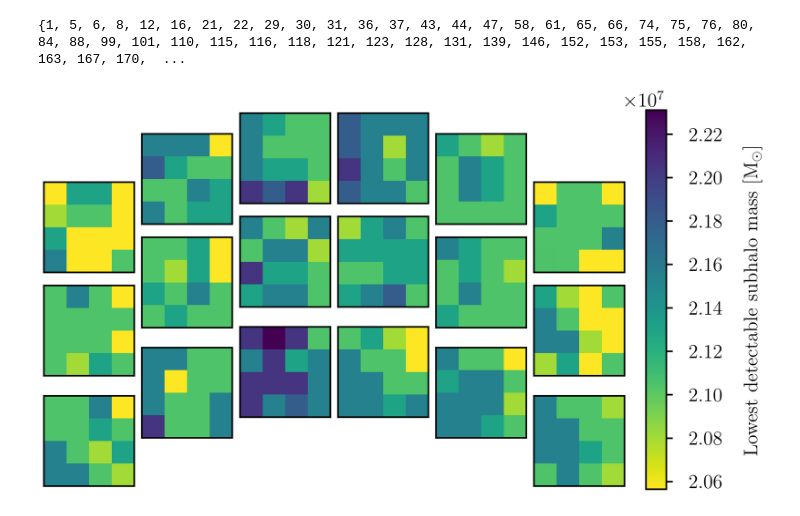
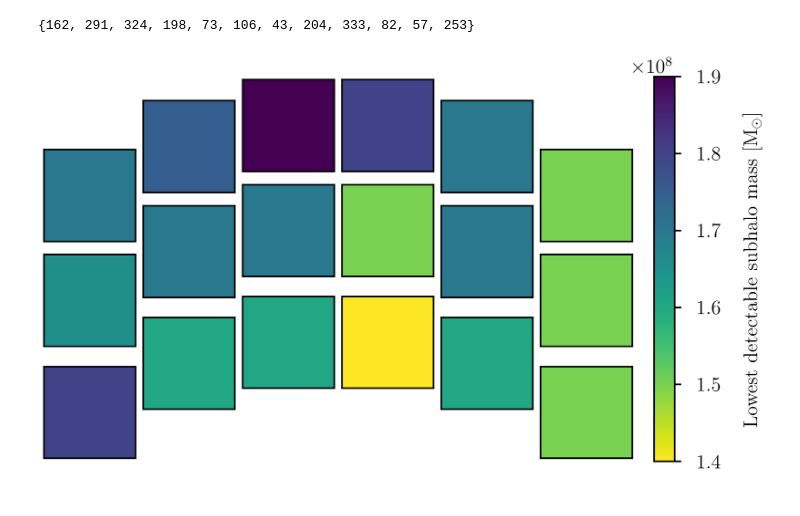
Before and after one commit to AstroMusers/mejiro, a Jupyter notebook: paper/figure_notebooks/lowest_detectable_subhalo_mass.ipynb, the cells around one changed output. Drawn from its saved outputs; the diff is of its cells as text; code cells hidden in the pictures.

```diff
--- a/paper/figure_notebooks/lowest_detectable_subhalo_mass.ipynb
+++ b/paper/figure_notebooks/lowest_detectable_subhalo_mass.ipynb
@@ -118,26 +146,0 @@ plt.show()
-# %%
-sample_position_key = list(results[0].keys())[0]
-
-for i, result in enumerate(results):
-    sample_results = result[sample_position_key]
-
-    mass_list, median_list, maxes, mins = [], [], [], []
-    for mass, pvals in sample_results.items():
-        mass_list.append(mass)
-        median_list.append(np.median(pvals))
-        maxes.append(np.max(pvals))
-        mins.append(np.min(pvals))
-        uplims = np.array(maxes) - np.array(median_list)
-        lolims = np.array(median_list) - np.array(mins)
-
-    mass_list = [float(mass) for mass in mass_list]
-    plt.errorbar(mass_list, median_list, yerr=[lolims, uplims], fmt='o', ls='-')  # , label=f'Lens {i + 1}', ls='-'
-plt.axhline(pval_threshold, color='black', linestyle='--', label=f'3$\sigma$', zorder=1e3, lw=4)
-plt.xlabel('Subhalo Mass [M$_\odot$]')
-plt.ylabel('p-value')
-plt.xscale('log')
-# plt.yscale('log')
-plt.ylim(0, 0.01)
-plt.legend()
-plt.savefig(os.path.join(figure_dir, 'ldsm_03_lenses.png'))
-plt.show()
@@ -146,5 +147,5 @@ plt.show()
 # %%
-sides = 4
+sides = 1
 
 positions = []
 for i in range(1, 19):
@@ -153,7 +154,7 @@ for i in range(1, 19):
     for coord in coords:
         positions.append((sca, coord))
 
-masses = np.logspace(7, 8, 100)
+masses = np.linspace(1e7, 1e9, 100)
 
 lens_array_list = []
 error_list = []
@@ -201,7 +202,7 @@ print(set(error_list))
 # plt.colorbar()
 # plt.show()
 # %% [output]
-{1, 5, 6, 8, 12, 16, 21, 22, 29, 30, 31, 36, 37, 43, 44, 47, 58, 61, 65, 66, 74, 75, 76, 80, 84, 88, 99, 101, 110, 115, 116, 118, 121, 123, 128, 131, 139, 146, 152, 153, 155, 158, 162, 163, 167, 170,  ...
+{162, 291, 324, 198, 73, 106, 43, 204, 333, 82, 57, 253}
 # %%
 # for k, result in tqdm(enumerate(results), total=len(results)):
 #     if k in error_list:
@@ -271,13 +292,15 @@ for sca in range(1, 19):
 
     median_array_list.append(array)
 # %%
+dev_figure_dir = os.path.join(repo_dir, 'dev')
+
 plotting.roman_sca_plot(np.asarray(median_array_list),
                         np.asarray(range(1, 19)),
                         residual_plot=False,
                         show_sca_id=False,
                         cmap='viridis_r',
                         savefig=True,
-                        savepath=os.path.join(figure_dir, 'lowest_detectable_subhalo_mass.png'),
+                        savepath=os.path.join(dev_figure_dir, f'ldsm_{sides}_1e7_1e9_100_{len(results)}_trial4_5positions.png'),
                         clabel=r'Lowest detectable subhalo mass [M$_\odot$]')
 # %% [output]
-[figure, old version]
+[figure, new version]
```
Also changed, not shown: parts of 5 cells of this notebook, 14 other files.
